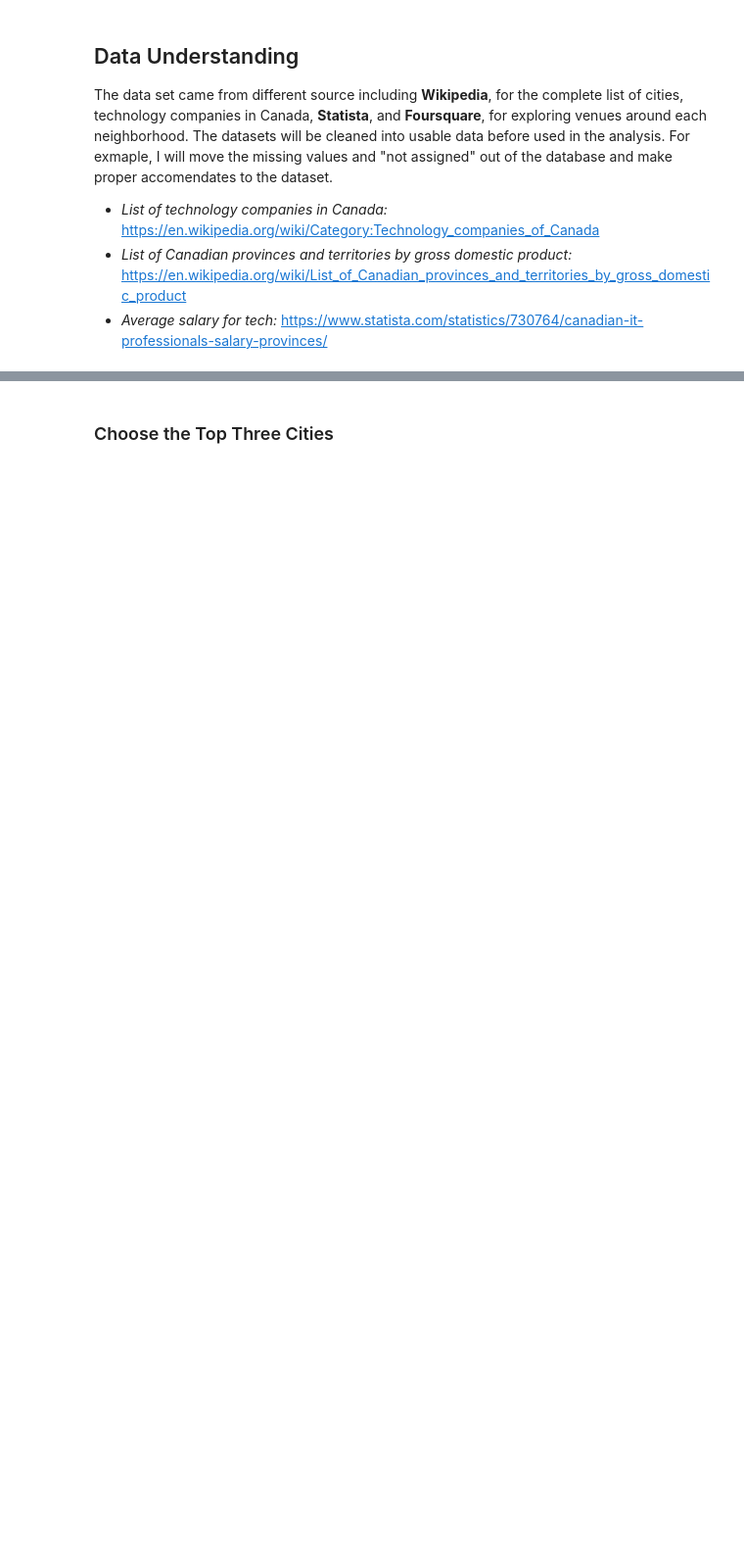
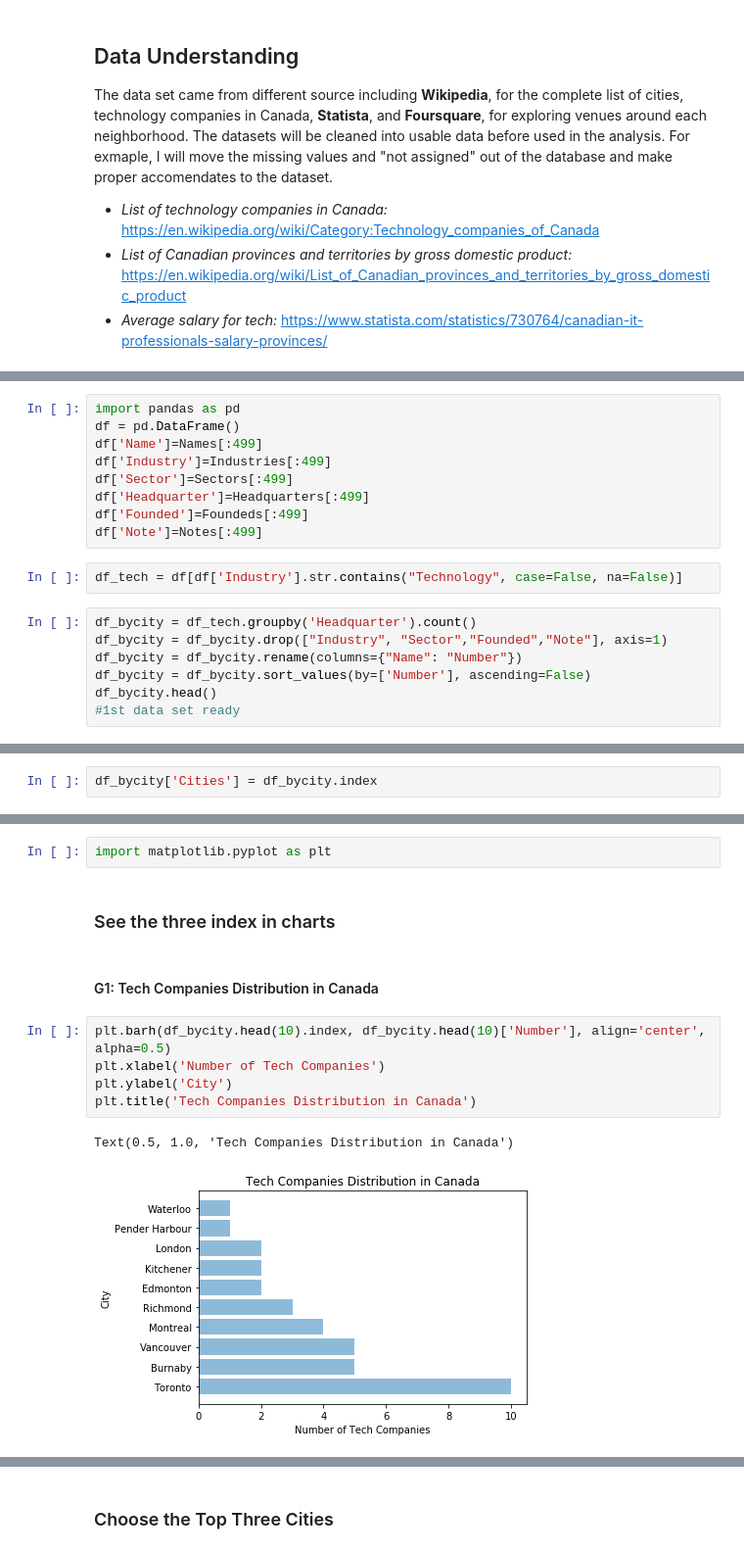
Before and after one commit to casitchai2398/Coursera_Capstone, a Jupyter notebook: Best Cities for Tech People in Canada, 2021.ipynb, the cells around one changed output, grey strips where cells are left out. Shown at 98% size. Saved outputs shown, nothing was run; the diff lists cells and outputs as text; blank space fills up the shorter version.

```diff
--- a/Best Cities for Tech People in Canada, 2021.ipynb
+++ b/Best Cities for Tech People in Canada, 2021.ipynb
@@ -35,0 +70,18 @@ https://www.statista.com/statistics/730764/canadian-it-professionals-salary-prov
+# %%
+import pandas as pd
+df = pd.DataFrame()
+df['Name']=Names[:499]
+df['Industry']=Industries[:499]
+df['Sector']=Sectors[:499]
+df['Headquarter']=Headquarters[:499]
+df['Founded']=Foundeds[:499]
+df['Note']=Notes[:499]
+# %%
+df_tech = df[df['Industry'].str.contains("Technology", case=False, na=False)]
+# %%
+df_bycity = df_tech.groupby('Headquarter').count()
+df_bycity = df_bycity.drop(["Industry", "Sector","Founded","Note"], axis=1)
+df_bycity = df_bycity.rename(columns={"Name": "Number"})
+df_bycity = df_bycity.sort_values(by=['Number'], ascending=False)
+df_bycity.head()
+#1st data set ready
@@ -35,0 +105,2 @@ https://www.statista.com/statistics/730764/canadian-it-professionals-salary-prov
+# %%
+df_bycity['Cities'] = df_bycity.index
@@ -35,0 +125,14 @@ https://www.statista.com/statistics/730764/canadian-it-professionals-salary-prov
+# %%
+import matplotlib.pyplot as plt
+# %% [markdown]
+### See the three index in charts
+# %% [markdown]
+#### G1: Tech Companies Distribution in Canada
+# %%
+plt.barh(df_bycity.head(10).index, df_bycity.head(10)['Number'], align='center', alpha=0.5)
+plt.xlabel('Number of Tech Companies')
+plt.ylabel('City')
+plt.title('Tech Companies Distribution in Canada')
+# %% [output]
+Text(0.5, 1.0, 'Tech Companies Distribution in Canada')
+[figure, added]
```
Also changed, not shown: parts of 37 cells of this notebook.
